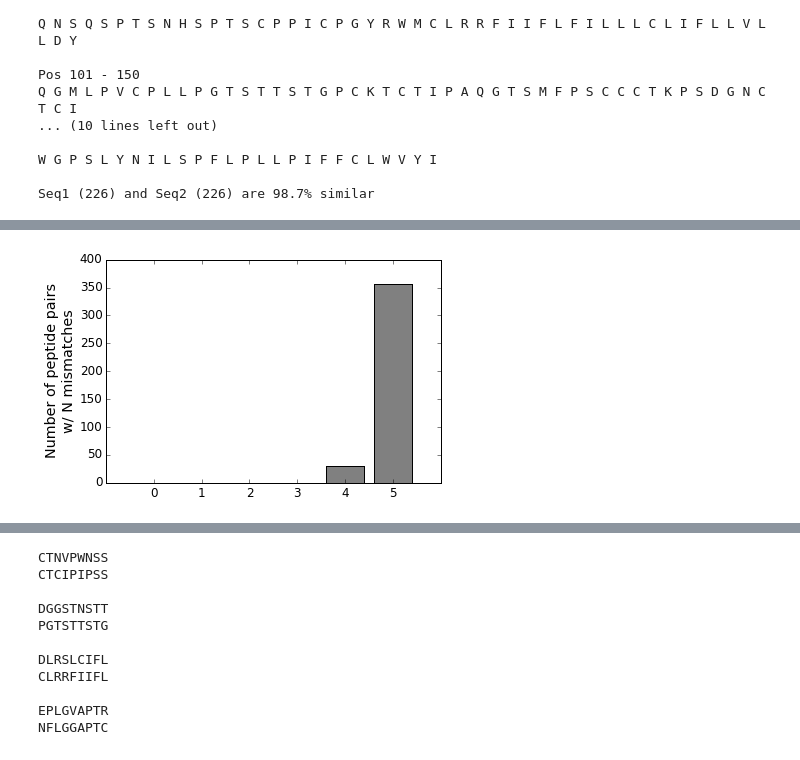
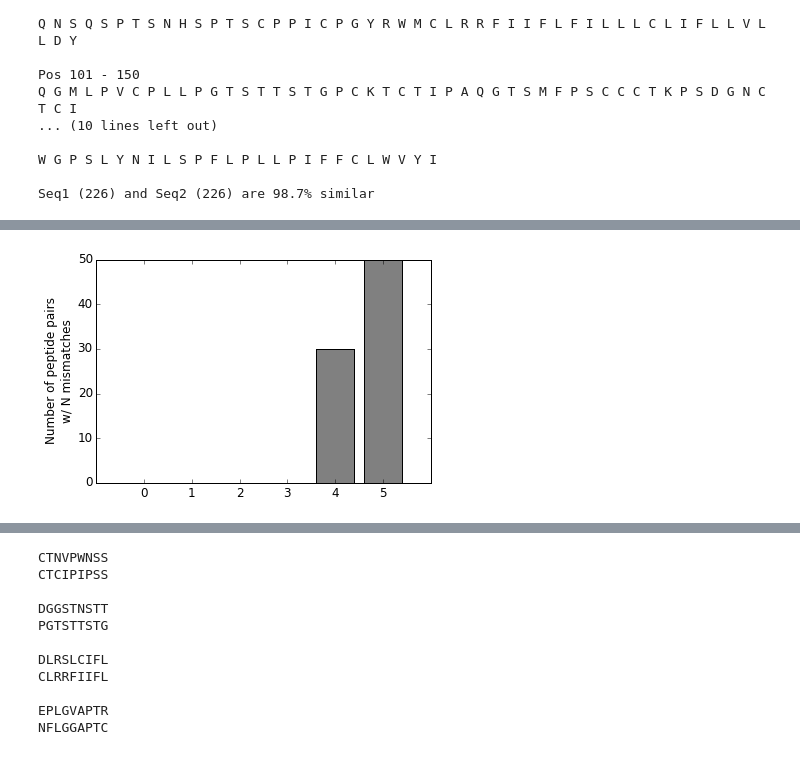
Before and after one commit to agartland/notebooks, a Jupyter notebook: Vaccine antigen cross-reactivity.ipynb, the cells around one changed output, grey strips where cells are left out. Drawn from its saved outputs; the diff is of its cells as text; code cells hidden in the pictures.

```diff
--- a/Vaccine antigen cross-reactivity.ipynb
+++ b/Vaccine antigen cross-reactivity.ipynb
@@ -30,7 +30,7 @@ Image('Figure_S1-01.png')
 # %% [output]
 [figure]
 # %%
-seqs = fasta2align(DATA_PATH + 'adjuvant_trial.fasta')
+seqs = fasta2align('adjuvant_trial.fasta')
 for name in seqs.index:
     print '>%s\n%s\n' % (name,seqs[name])
 # %% [output]
@@ -79,8 +88,9 @@ merPairs = array(merPairs)
 # %%
 oh = objhist(pwdist,keys=range(6))
 bar(height=[oh[i] for i in arange(6)],left=arange(6),color='gray', align='center')
 ylabel('Number of peptide pairs\nw/ N mismatches')
 _ = xlim((-1,6))
+_ = ylim((0,50))
 _ = xticks(arange(6))
 # %% [output]
-[figure, old version]
+[figure, new version]
```
Also changed, not shown: parts of 9 cells of this notebook.
